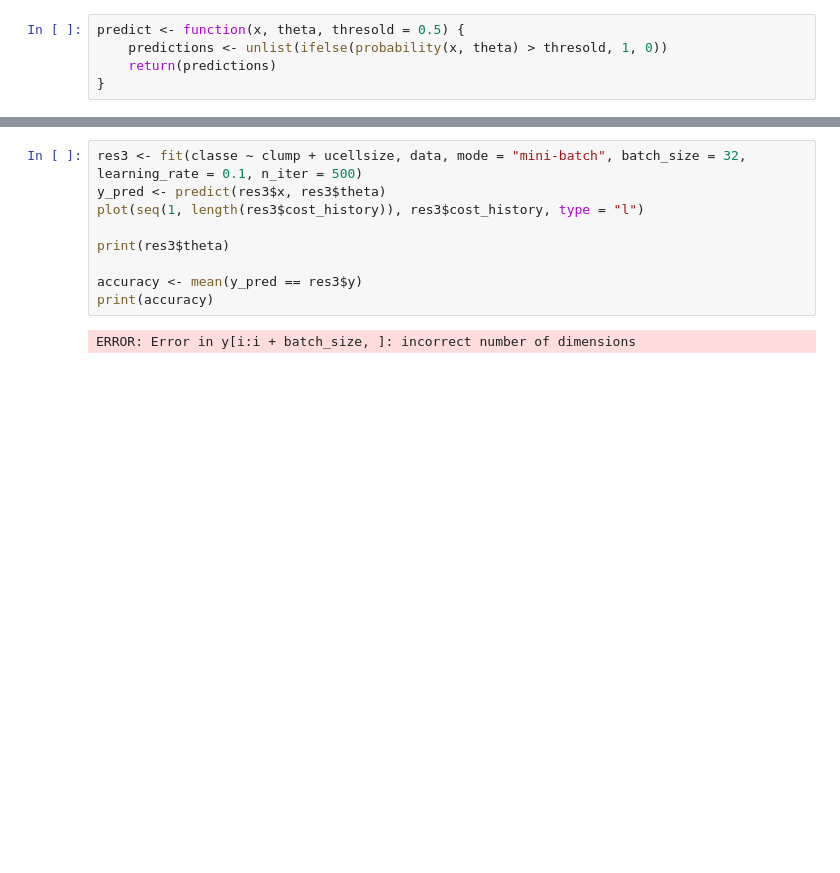
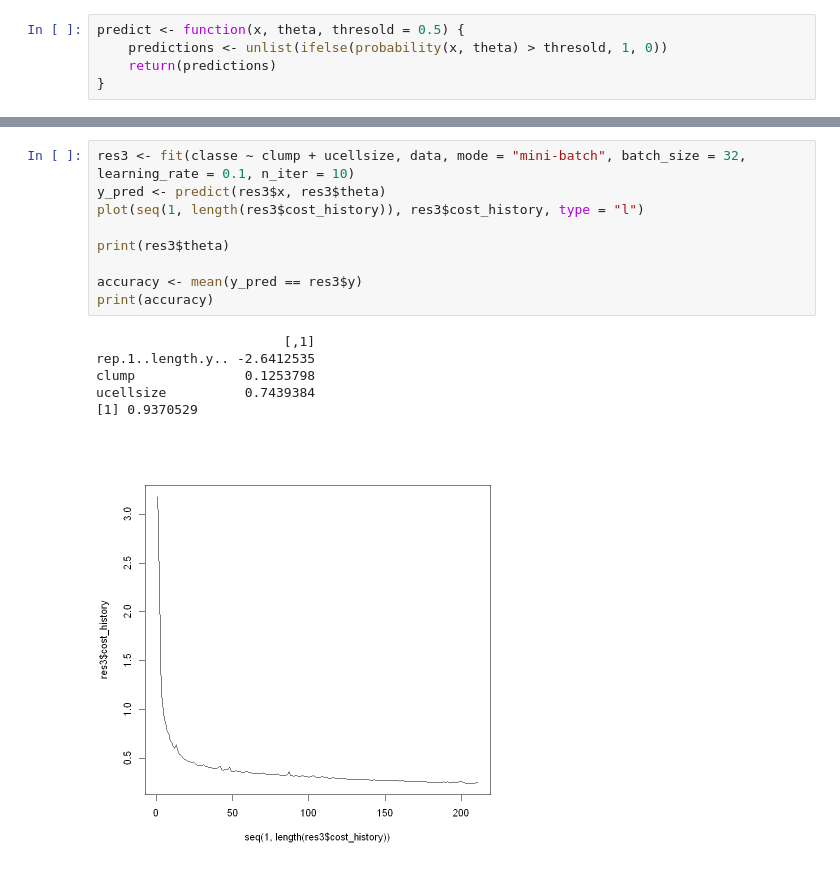
Before and after one commit to RomainDudoit/M2_RPackage, a Jupyter notebook: Notebook.ipynb, the cells around one changed output, grey strips where cells are left out. Saved outputs shown, nothing was run; the diff lists cells and outputs as text; blank space fills up the shorter version.

```diff
--- a/Notebook.ipynb
+++ b/Notebook.ipynb
@@ -233,11 +264,16 @@ ucellsize          0.8478362
 # %%
-res3 <- fit(classe ~ clump + ucellsize, data, mode = "mini-batch", batch_size = 32, learning_rate = 0.1, n_iter = 500)
+res3 <- fit(classe ~ clump + ucellsize, data, mode = "mini-batch", batch_size = 32, learning_rate = 0.1, n_iter = 10)
 y_pred <- predict(res3$x, res3$theta)
 plot(seq(1, length(res3$cost_history)), res3$cost_history, type = "l")
 
 print(res3$theta)
 
 accuracy <- mean(y_pred == res3$y)
 print(accuracy)
 # %% [output]
-ERROR: Error in y[i:i + batch_size, ]: incorrect number of dimensions
+                        [,1]
+rep.1..length.y.. -2.6412535
+clump              0.1253798
+ucellsize          0.7439384
+[1] 0.9370529
+[figure, added]
```
Also changed, not shown: parts of 4 cells of this notebook, 1 other file.
